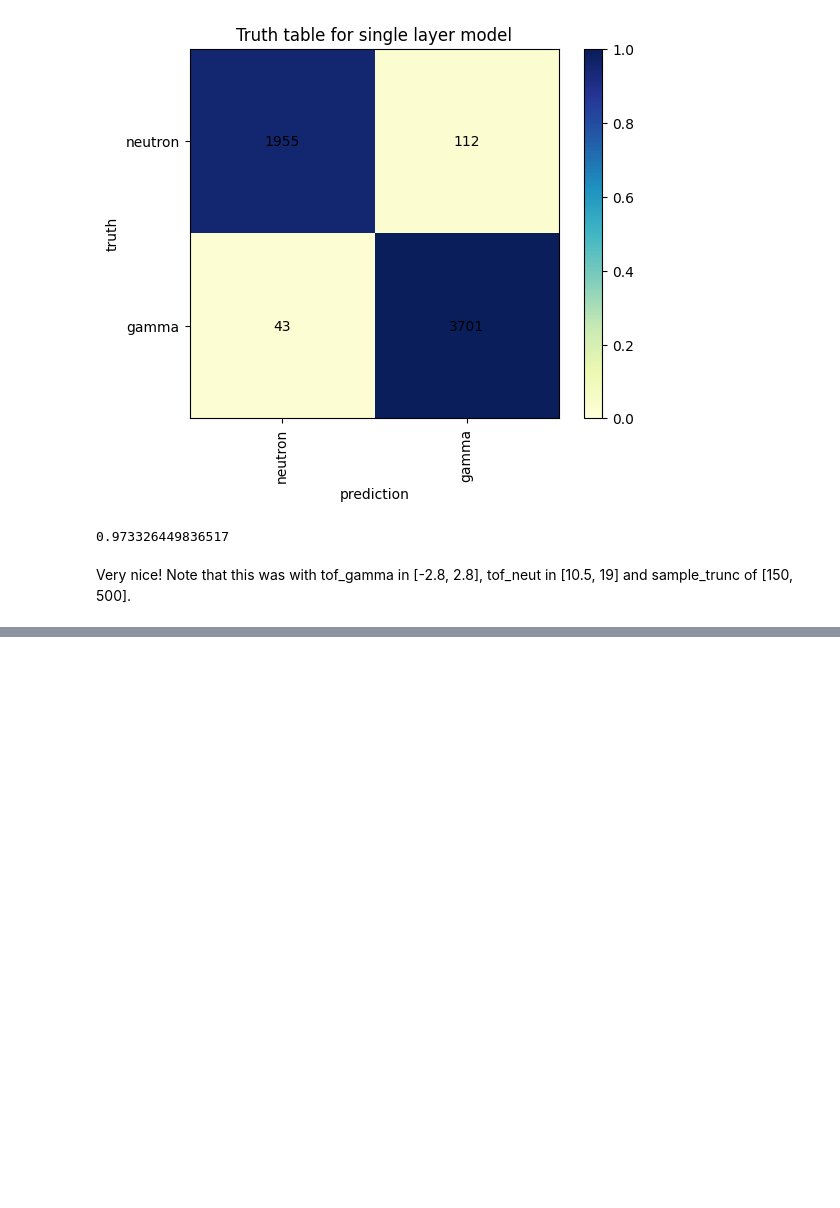
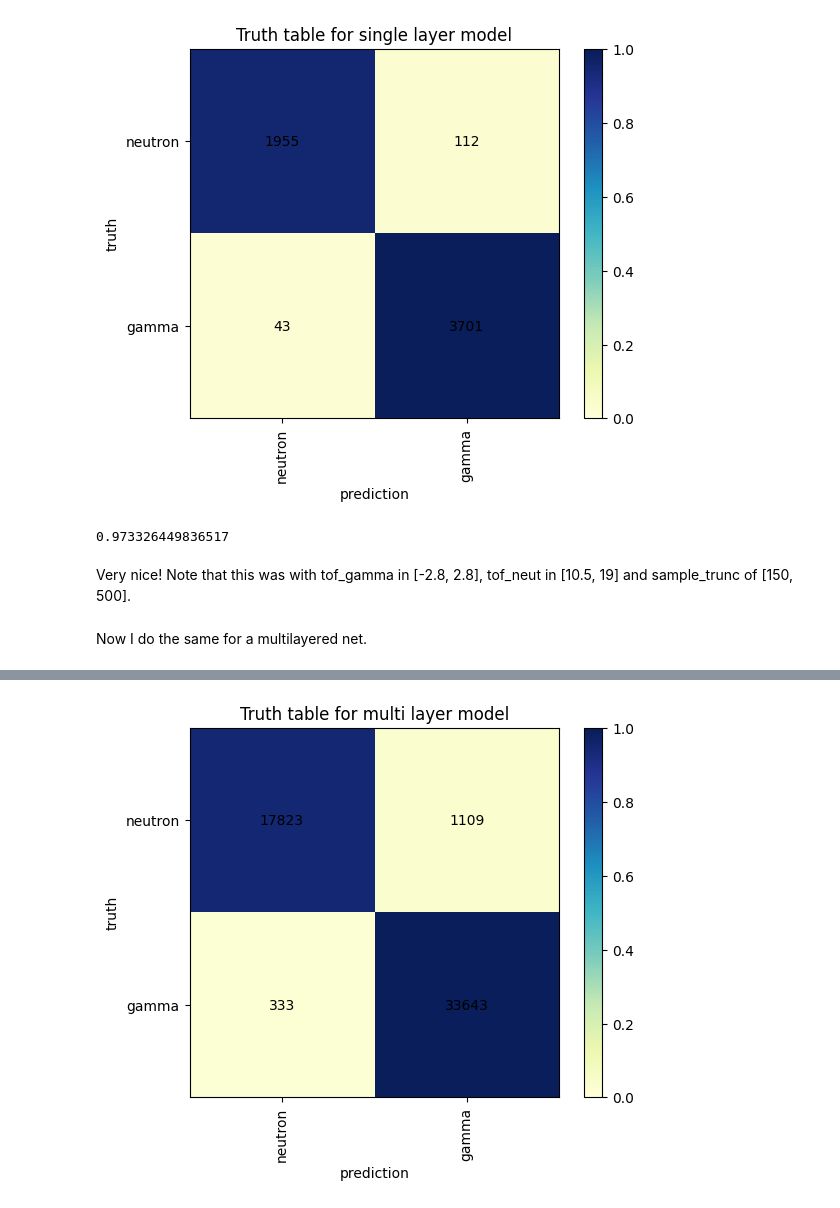
Before and after one commit to Abbta/adlfpae, a Jupyter notebook: Exercise_13_Pulse_Form_Discrimination.ipynb, the cells around one changed output, grey strips where cells are left out. Saved outputs shown, nothing was run; the diff lists cells and outputs as text; code cells hidden in the pictures; blank space fills up the shorter version.

```diff
--- a/Exercise_13_Pulse_Form_Discrimination.ipynb
+++ b/Exercise_13_Pulse_Form_Discrimination.ipynb
@@ -137,7 +138,7 @@ Let's start preparing the data for the training of a neural network.
 After plotting pulses I notice that most of the action seems to happen between 200 ns and 300 ns. I will introduce sample truncation as hyperparameter.
 # %%
 
-sample_trunc=(150, 500)
+sample_trunc=(150, 480)
 # %%
 # make a combined data set containing both pulse types
 data = np.vstack((gammapulses, neutronpulses))
@@ -241,10 +242,12 @@ model = Sequential()
 
 
 # if you use a convlutional layer first, you can directly use the input data
-model.add(Conv1D(5, kernel_size=(5), padding="same", activation="relu", input_shape=(samples_per_pulse, 1)))
+model.add(Conv1D(16, kernel_size=(7), padding="same", activation="relu", input_shape=(samples_per_pulse, 1)))
+
+
 model.add(Flatten())
 model.add(Dense(2, activation="softmax"))
-model.name="single_layer"
+model.name="best_model_13"
 
 print(model.summary())
 # %% [output]
@@ -279,11 +282,13 @@ model.compile(
 
 model.fit(
     data_train, labels_train_onehot,
-    batch_size=2000,
+    batch_size=20,
     epochs=20, # train at least for 20 epochs
     verbose=1,
     validation_data=(data_validation, labels_validation_onehot),
-    callbacks=[tf.keras.callbacks.CSVLogger(f"history_{model.name}.csv")],
-)
+    callbacks=[
+        tf.keras.callbacks.CSVLogger(f"history_{model.name}.csv"),
+        keras.callbacks.ReduceLROnPlateau(factor=0.67, patience=3, verbose=1, min_lr=1E-5),
+        keras.callbacks.EarlyStopping(patience=4, verbose=1)])
 # %% [output]
 Epoch 1/20
@@ -322,3 +327,14 @@ print(test_acc)
 0.973326449836517
 # %% [markdown]
 Very nice! Note that this was with tof_gamma in [-2.8, 2.8], tof_neut in [10.5, 19] and sample_trunc of [150, 500].
+# %% [markdown]
+Now I do the same for a multilayered net.
+# %%
+prediction=model.predict(data_validation, batch_size=128)
+prediction=np.argmax(prediction, axis=1) #convert from one-hot to label
+
+plot_confusion(labels_validation, prediction, ["neutron", "gamma"], title="Truth table for multi layer model")
+
+val_acc=np.mean(np.equal(prediction, labels_validation))
+print(val_acc)
+# %% [output]
@@ -324,0 +343 @@ Very nice! Note that this was with tof_gamma in [-2.8, 2.8], tof_neut in [10.5,
+[figure, added]
```
Also changed, not shown: parts of 15 cells of this notebook.
